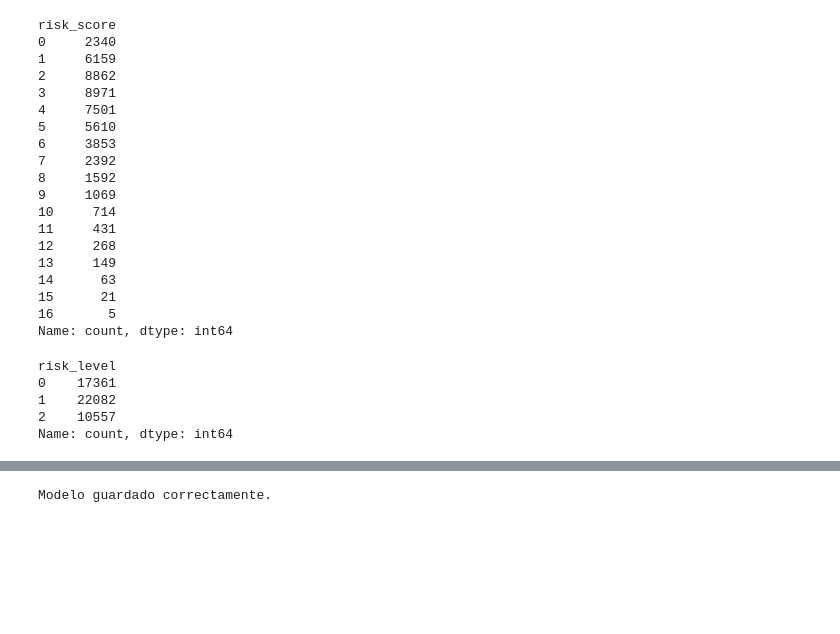
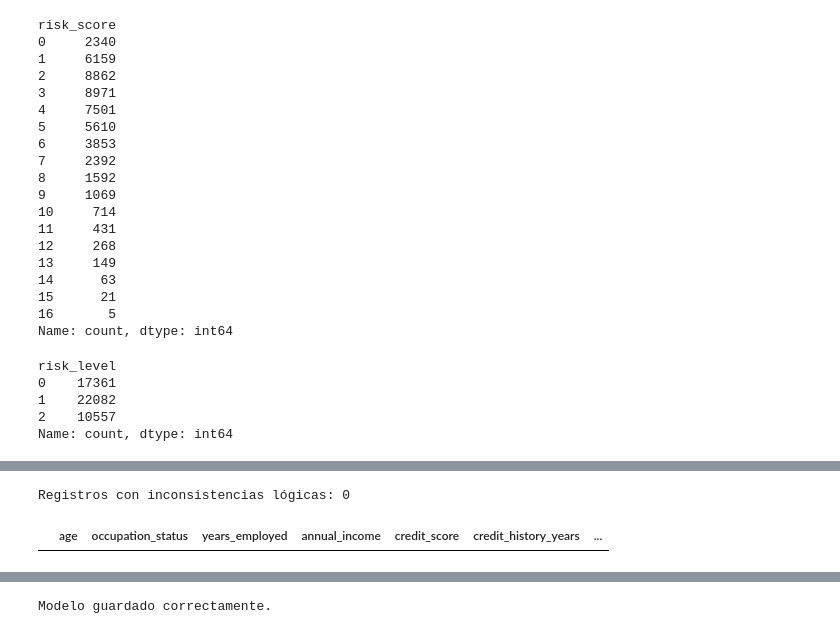
Before and after one commit to jossbc/proyecto-final-IA, a Jupyter notebook: notebook/laurie.ipynb, the cells around one changed output, grey strips where cells are left out. Drawn from its saved outputs; the diff is of its cells as text; code cells hidden in the pictures; blank space fills up the shorter version.

```diff
--- a/notebook/laurie.ipynb
+++ b/notebook/laurie.ipynb
@@ -203,3 +279,18 @@ Name: count, dtype: int64
+# %%
+invalid_logic = df_laurie[
+    (df_laurie['years_employed'] > df_laurie['age']) |
+    (df_laurie['credit_history_years'] > df_laurie['age'])
+]
+
+print(
+    'Registros con inconsistencias lógicas:',
+    len(invalid_logic)
+)
+
+invalid_logic
+# %% [output]
+Registros con inconsistencias lógicas: 0
+|  | age | occupation_status | years_employed | annual_income | credit_score | credit_history_years | ... |
 # %%
 X = df_laurie.drop(columns=['risk_score', 'risk_level'])
 y = df_laurie['risk_level']
```
Also changed, not shown: parts of 10 cells of this notebook, 10 other files.
